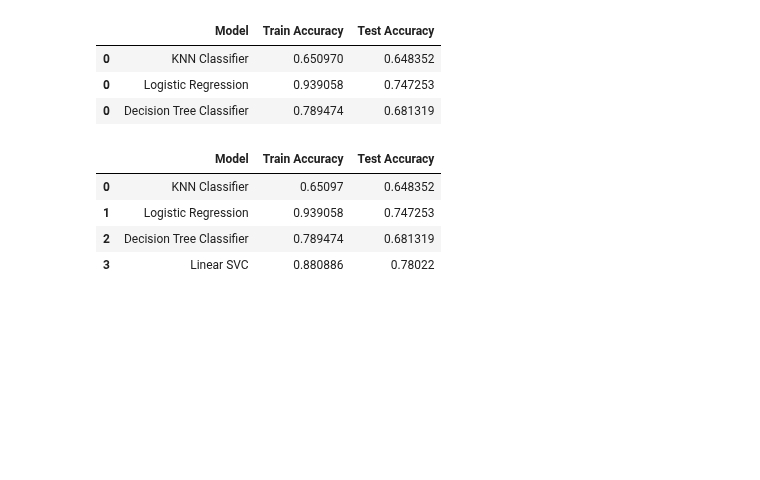
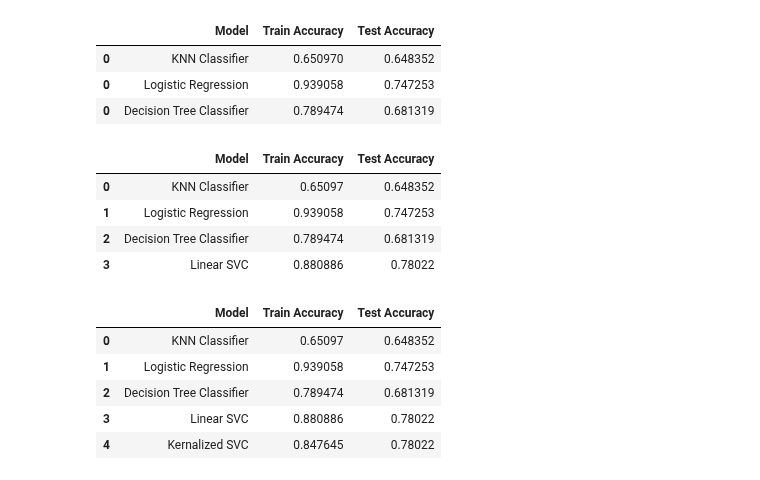
Before and after one commit to heytanix/PROJECT_ARRHYTHMIA, a Jupyter notebook: Oversampled_and_PCA.ipynb, the cells around one changed output. Cells and saved outputs as stored; diff of their text form; code cells hidden in the pictures; blank space fills up the shorter version.

Commit message:
Added Kernalized SVM

```diff
--- a/Oversampled_and_PCA.ipynb
+++ b/Oversampled_and_PCA.ipynb
@@ -564,0 +567,19 @@ result
+# %%
+from sklearn import svm
+KSVC_clf = svm.SVC(kernel='sigmoid', C=10, gamma=0.001)
+KSVC_clf.fit(X_train, y_train)
+y_pred_train = KSVC_clf.predict(X_train)
+y_pred_test = KSVC_clf.predict(X_test)
+# %%
+ksvc_train_accuracy_score = accuracy_score(y_train, y_pred_train)
+ksvc_test_accuracy_score = accuracy_score(y_test, y_pred_test)
+
+result = pd.concat([result, pd.Series({'Model':'Kernalized SVC','Train Accuracy':ksvc_train_accuracy_score,'Test Accuracy':ksvc_test_accuracy_score}).to_frame().T],ignore_index=True )
+result
+# %% [output]
+|  | Model | Train Accuracy | Test Accuracy |
+| 0 | KNN Classifier | 0.65097 | 0.648352 |
+| 1 | Logistic Regression | 0.939058 | 0.747253 |
+| 2 | Decision Tree Classifier | 0.789474 | 0.681319 |
+| 3 | Linear SVC | 0.880886 | 0.78022 |
+| 4 | Kernalized SVC | 0.847645 | 0.78022 |
```
Also changed, not shown: parts of 1 cell of this notebook.
